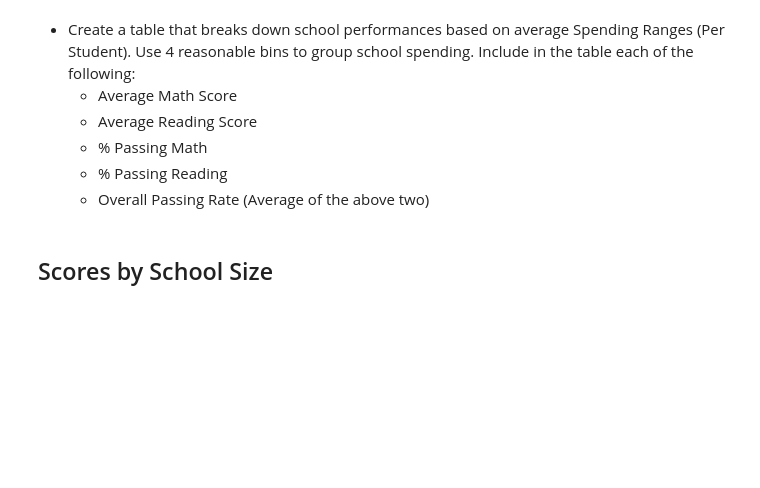
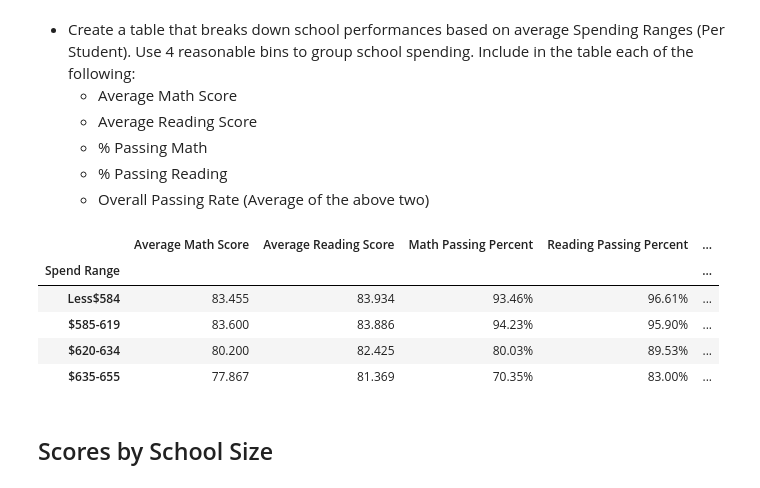
Before and after one commit to Mattg0392/pandas_challenge, a Jupyter notebook: PyCitySchools.ipynb, the cells around one changed output. Saved outputs shown, nothing was run; the diff lists cells and outputs as text; code cells hidden in the pictures; blank space fills up the shorter version.

```diff
--- a/PyCitySchools.ipynb
+++ b/PyCitySchools.ipynb
@@ -304,6 +304,58 @@ readingGradeAvg.style.hide_index()
   * % Passing Math
   * % Passing Reading
   * Overall Passing Rate (Average of the above two)
+# %%
+#create bins
+bins = [0.00, 585, 620, 635, 660]
+
+#name the bins
+group_names = ["Less$584", "$585-619", "$620-634", "$635-655"]
+
+#create new dataframe
+scoresBySpendingDF = pd.DataFrame(schoolGroupDF)
+
+#clean up
+scoresBySpendingDF["Budget Per Student"] = scoresBySpendingDF["Budget Per Student"].str.strip("$")
+scoresBySpendingDF["Budget Per Student"] = scoresBySpendingDF["Budget Per Student"].astype(float)
+scoresBySpendingDF["Average Math Score"] = scoresBySpendingDF["Average Math Score"].astype(float)
+scoresBySpendingDF["Average Reading Score"] = scoresBySpendingDF["Average Reading Score"].astype(float)
+scoresBySpendingDF["Math Passing Percent"] = scoresBySpendingDF["Math Passing Percent"].str.strip("%")
+scoresBySpendingDF["Math Passing Percent"] = scoresBySpendingDF["Math Passing Percent"].astype(float)
+scoresBySpendingDF["Reading Passing Percent"] = scoresBySpendingDF["Reading Passing Percent"].str.strip("%")
+scoresBySpendingDF["Reading Passing Percent"] = scoresBySpendingDF["Reading Passing Percent"].astype(float)
+scoresBySpendingDF["Overall Passing Percent"] = scoresBySpendingDF["Overall Passing Percent"].str.strip("%")
+scoresBySpendingDF["Overall Passing Percent"] = scoresBySpendingDF["Overall Passing Percent"].astype(float)
+
+scoresBySpending = pd.cut(scoresBySpendingDF["Budget Per Student"], bins, labels=group_names, include_lowest=True)
+
+scoresBySpendingDF["Spend Range"] = scoresBySpending
+# %%
+#group by bin values
+scoresBySpendingGroupDF = scoresBySpendingDF.groupby("Spend Range")
+scoresBySpendingGroupDF.mean()
+
+#add to DF
+scoresBySpendDF = pd.DataFrame(scoresBySpendingGroupDF.mean())
+
+#construct display
+scoresBySpendDisplayDF = scoresBySpendDF.loc[:, ["Average Math Score", "Average Reading Score", "Math Passing Percent",
+                                                 "Reading Passing Percent", "Overall Passing Percent"]]
+#format
+scoresBySpendDisplayDF["Average Math Score"] = scoresBySpendDisplayDF["Average Math Score"].map("{:,.3f}".format)
+scoresBySpendDisplayDF["Average Reading Score"] = scoresBySpendDisplayDF["Average Reading Score"].map("{:,.3f}".format)
+scoresBySpendDisplayDF["Math Passing Percent"] = scoresBySpendDisplayDF["Math Passing Percent"].map("{:,.2f}%".format)
+scoresBySpendDisplayDF["Reading Passing Percent"] = scoresBySpendDisplayDF["Reading Passing Percent"].map("{:,.2f}%".format)
+scoresBySpendDisplayDF["Overall Passing Percent"] = scoresBySpendDisplayDF["Overall Passing Percent"].map("{:,.2f}%".format)
+
+#display
+scoresBySpendDisplayDF
+# %% [output]
+|  | Average Math Score | Average Reading Score | Math Passing Percent | Reading Passing Percent | ... |
+| Spend Range |  |  |  |  | ... |
+| Less$584 | 83.455 | 83.934 | 93.46% | 96.61% | ... |
+| $585-619 | 83.600 | 83.886 | 94.23% | 95.90% | ... |
+| $620-634 | 80.200 | 82.425 | 80.03% | 89.53% | ... |
+| $635-655 | 77.867 | 81.369 | 70.35% | 83.00% | ... |
 # %% [markdown]
 ## Scores by School Size
 # %% [markdown]
```
Also changed, not shown: parts of 4 cells of this notebook.
